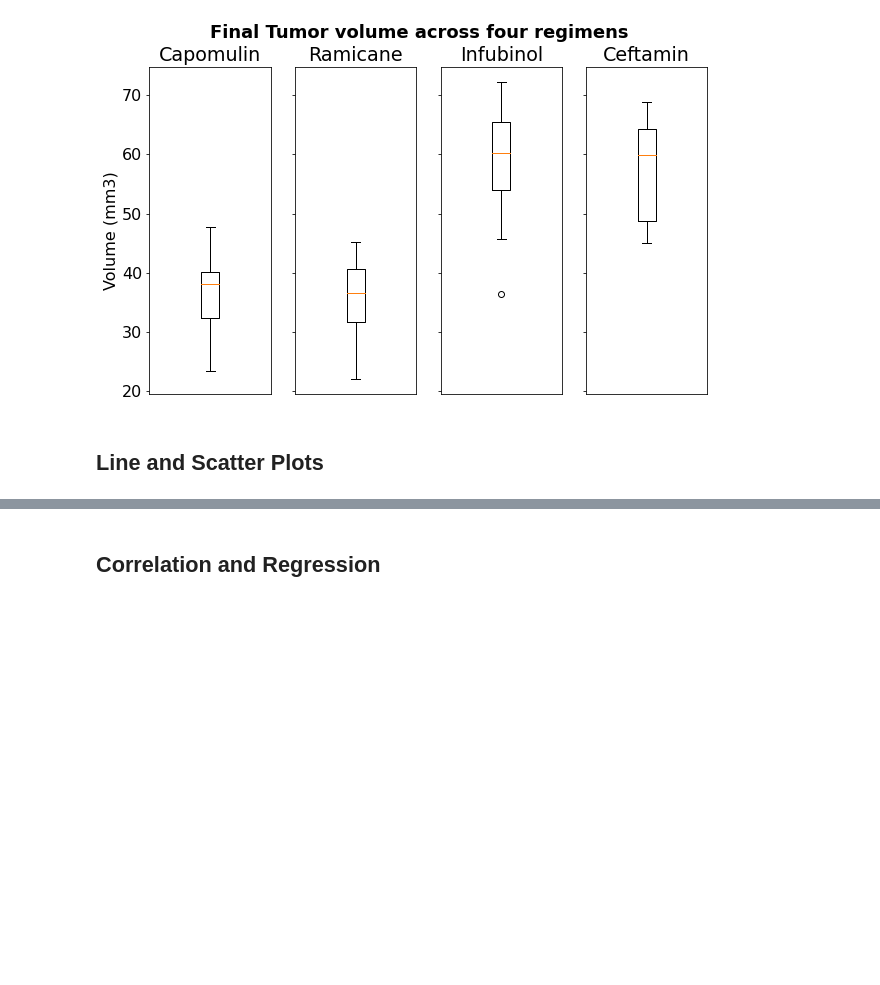
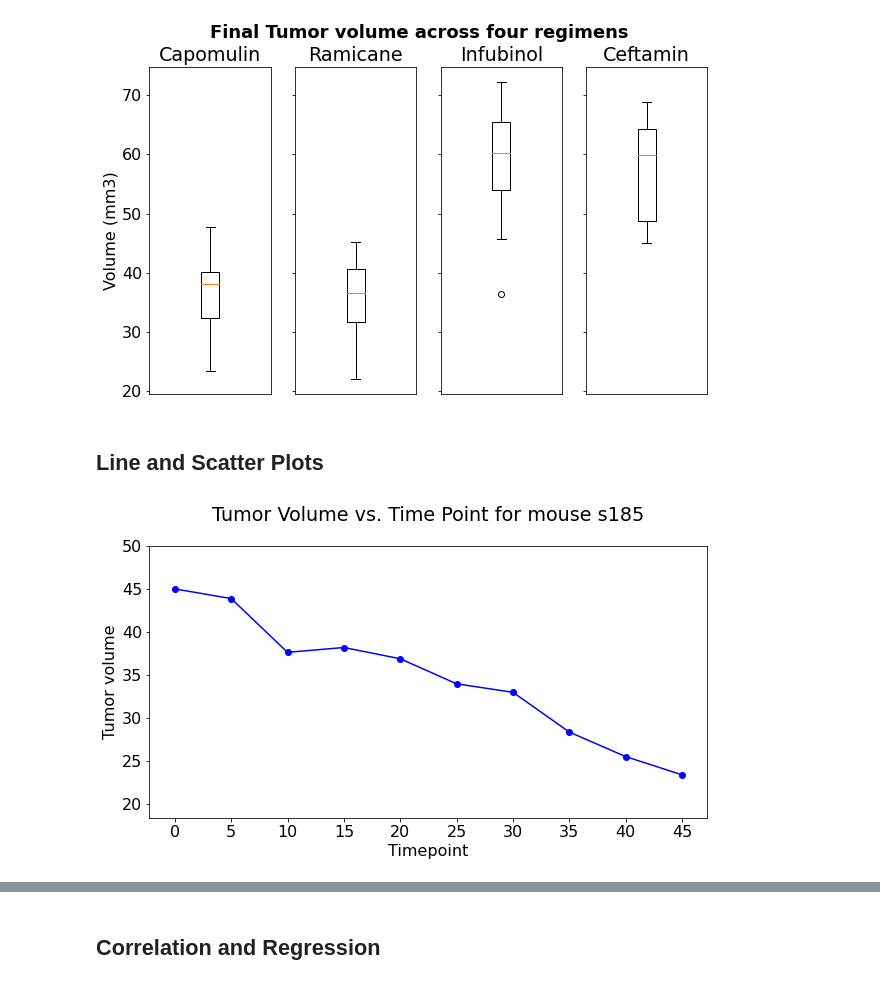
Before and after one commit to tejalkotkar/Matplotlib-Challenge, a Jupyter notebook: Pymaceuticals/pymaceuticals.ipynb, the cells around one changed output, grey strips where cells are left out. Saved outputs shown, nothing was run; the diff lists cells and outputs as text; code cells hidden in the pictures; blank space fills up the shorter version.

```diff
--- a/Pymaceuticals/pymaceuticals.ipynb
+++ b/Pymaceuticals/pymaceuticals.ipynb
@@ -348,0 +345,16 @@ ax4.set_xticks([])
+# %%
+# Generate a line plot of tumor volume vs. time point for a mouse treated with Capomulin
+Capomulin_data = clean_data.loc[clean_data["Drug Regimen"] == "Capomulin",:]
+Capomulin_data
+single_mouse_data = Capomulin_data.loc[clean_data["Mouse ID"] == "s185",:]
+single_mouse_data
+plt.figure(figsize=(10,5))
+plt.plot(single_mouse_data["Timepoint"], single_mouse_data["Tumor Volume (mm3)"], marker ='o', color='blue')
+plt.title("Tumor Volume vs. Time Point for mouse s185", pad=25)
+plt.xlabel("Timepoint")
+plt.ylabel("Tumor volume")
+plt.ylim((single_mouse_data["Tumor Volume (mm3)"].min()) - 5,(single_mouse_data["Tumor Volume (mm3)"].max()) + 5)
+plt.xticks(np.arange(0,50,5))
+plt.show()
+# %% [output]
+[figure, added]
```
Also changed, not shown: parts of 10 cells of this notebook.
